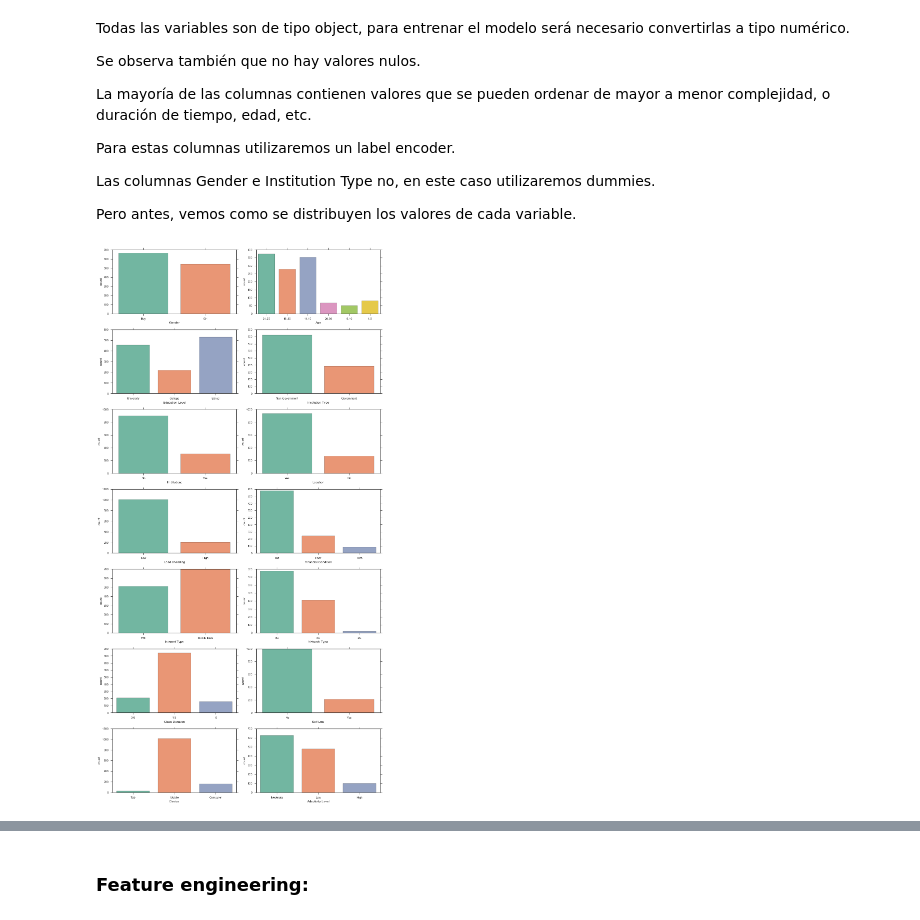
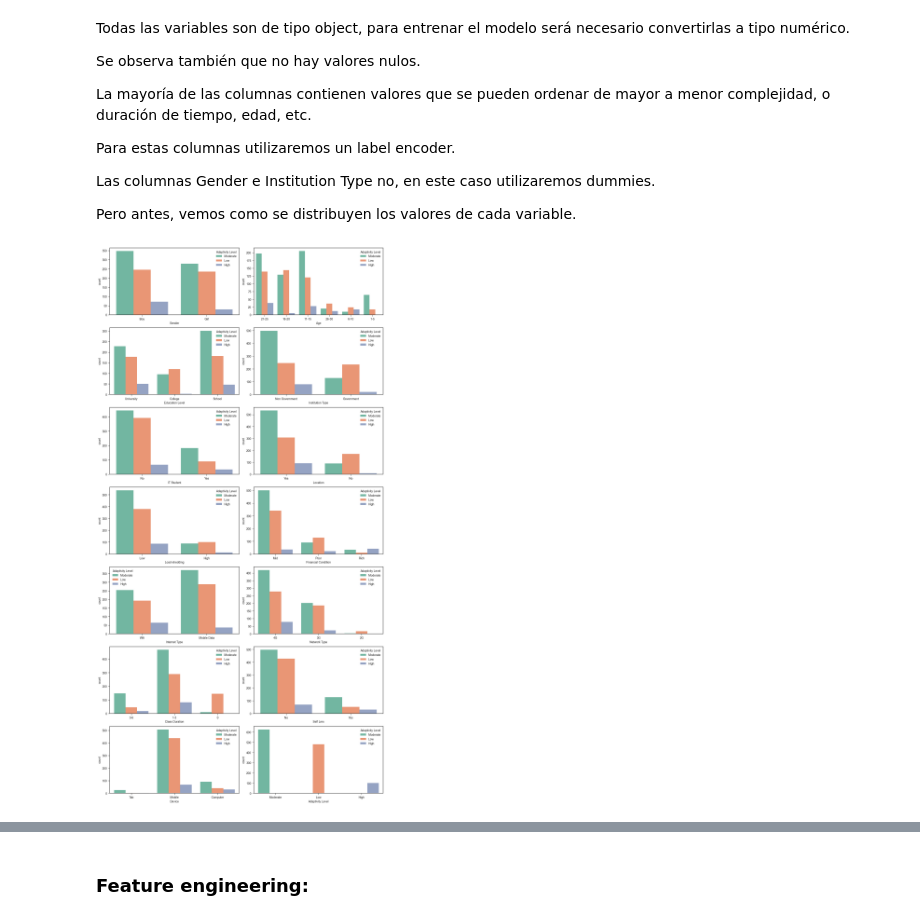
Before and after one commit to Matias-Ibarra/Proyecto_ML, a Jupyter notebook: notebooks/02_LimpiezaEDA.ipynb, the cells around one changed output, grey strips where cells are left out. Saved outputs shown, nothing was run; the diff lists cells and outputs as text; code cells hidden in the pictures.

```diff
--- a/notebooks/02_LimpiezaEDA.ipynb
+++ b/notebooks/02_LimpiezaEDA.ipynb
@@ -120,23 +120,23 @@ Pero antes, vemos como se distribuyen los valores de cada variable.
 # %%
 # Conteo de todas las variables:
 
 f, axes = plt.subplots(7, 2, figsize=(14,27), sharex=False)
-sns.countplot(x=df["Gender"], ax=axes[0, 0], palette=paleta_color)
-sns.countplot(x=df["Age"], ax=axes[0, 1], palette=paleta_color)
-sns.countplot(x=df["Education Level"], ax=axes[1, 0], palette=paleta_color)
-sns.countplot(x=df["Institution Type"], ax=axes[1, 1], palette=paleta_color)
-sns.countplot(x=df["IT Student"], ax=axes[2, 0], palette=paleta_color)
-sns.countplot(x=df["Location"], ax=axes[2, 1], palette=paleta_color)
-sns.countplot(x=df["Load-shedding"], ax=axes[3, 0], palette=paleta_color)
-sns.countplot(x=df["Financial Condition"], ax=axes[3, 1], palette=paleta_color)
-sns.countplot(x=df["Internet Type"], ax=axes[4, 0], palette=paleta_color)
-sns.countplot(x=df["Network Type"], ax=axes[4, 1], palette=paleta_color)
-sns.countplot(x=df["Class Duration"], ax=axes[5, 0], palette=paleta_color)
-sns.countplot(x=df["Self Lms"], ax=axes[5, 1], palette=paleta_color)
-sns.countplot(x=df["Device"], ax=axes[6, 0], palette=paleta_color)
-sns.countplot(x=df["Adaptivity Level"], ax=axes[6, 1], palette=paleta_color)
+sns.countplot(data = df, x=df["Gender"], hue='Adaptivity Level', ax=axes[0, 0], palette=paleta_color)
+sns.countplot(data = df,x=df["Age"], hue='Adaptivity Level', ax=axes[0, 1], palette=paleta_color)
+sns.countplot(data = df,x=df["Education Level"], hue='Adaptivity Level', ax=axes[1, 0], palette=paleta_color)
+sns.countplot(data = df,x=df["Institution Type"], hue='Adaptivity Level', ax=axes[1, 1], palette=paleta_color)
+sns.countplot(data = df,x=df["IT Student"], hue='Adaptivity Level', ax=axes[2, 0], palette=paleta_color)
+sns.countplot(data = df,x=df["Location"], hue='Adaptivity Level', ax=axes[2, 1], palette=paleta_color)
+sns.countplot(data = df,x=df["Load-shedding"], hue='Adaptivity Level', ax=axes[3, 0], palette=paleta_color)
+sns.countplot(data = df,x=df["Financial Condition"], hue='Adaptivity Level', ax=axes[3, 1], palette=paleta_color)
+sns.countplot(data = df,x=df["Internet Type"], hue='Adaptivity Level', ax=axes[4, 0], palette=paleta_color)
+sns.countplot(data = df,x=df["Network Type"], hue='Adaptivity Level', ax=axes[4, 1], palette=paleta_color)
+sns.countplot(data = df,x=df["Class Duration"], hue='Adaptivity Level', ax=axes[5, 0], palette=paleta_color)
+sns.countplot(data = df,x=df["Self Lms"], hue='Adaptivity Level', ax=axes[5, 1], palette=paleta_color)
+sns.countplot(data = df,x=df["Device"], hue='Adaptivity Level', ax=axes[6, 0], palette=paleta_color)
+sns.countplot(data = df,x=df["Adaptivity Level"], hue='Adaptivity Level', ax=axes[6, 1], palette=paleta_color)
 
 plt.tight_layout()
 plt.show();
 # %% [output]
-[figure, old version]
+[figure, new version]
```
Also changed, not shown: parts of 5 cells of this notebook, 1 other file.
